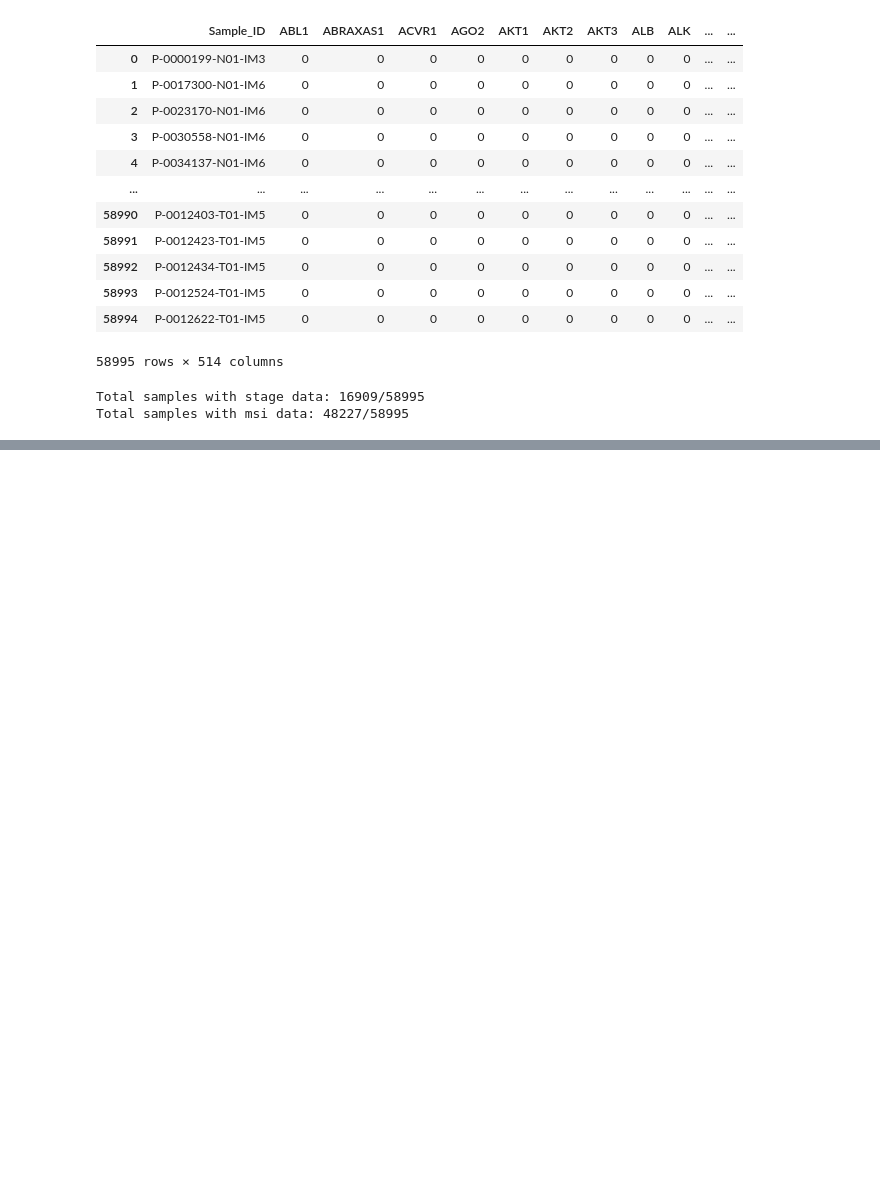
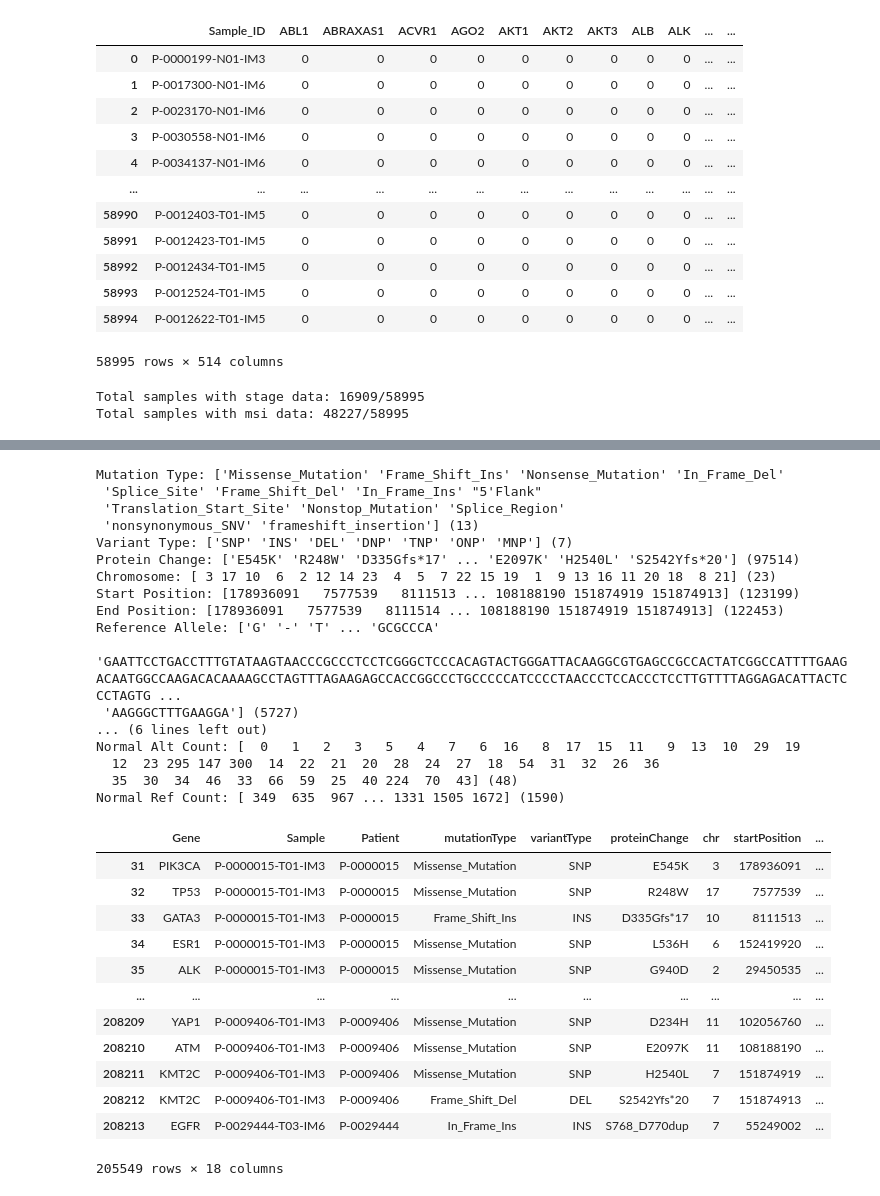
Before and after one commit to Lyce24/DLG_Final_Project, a Jupyter notebook: imputing/data_download.ipynb, the cells around one changed output, grey strips where cells are left out. Cells and saved outputs as stored; diff of their text form; code cells hidden in the pictures; blank space fills up the shorter version.

```diff
--- a/imputing/data_download.ipynb
+++ b/imputing/data_download.ipynb
@@ -290,0 +432,22 @@ mutation_matrix.to_csv('../data/mutation_matrix_with_clinical_data.csv', index=F
+# %%
+import pandas as pd
+
+df = pd.read_csv('../data/msk_2024_mutations.txt', sep='\t')
+df.head()
+
+print(len(df['Sample'].unique()), "unique samples in the mutation data")
+print(len(df['Patient'].unique()), "unique patients in the mutation data")
+
+# how many patient has more than 1 sample
+patient_sample_count = df.groupby('Patient')['Sample'].nunique()
+print("Number of patients with more than 1 sample:")
+print(patient_sample_count[patient_sample_count > 1].count())
+print("Number of patients with only 1 sample:")
+print(patient_sample_count[patient_sample_count == 1].count())
+print("Number of patients with less 1 sample:")
+print(patient_sample_count[patient_sample_count < 1].count())
+
+# exclude the patients with more than 1 sample
+df_single = df[df['Patient'].isin(patient_sample_count[patient_sample_count == 1].index)]
+print(len(df_single['Sample'].unique()), "unique samples in the mutation data after excluding patients with more than 1 sample")
+print(len(df_single['Patient'].unique()), "unique patients in the mutation data after excluding patients with more than 1 sample")
@@ -290,0 +465,49 @@ mutation_matrix.to_csv('../data/mutation_matrix_with_clinical_data.csv', index=F
+# %%
+print(f"Mutation Type: {df_single['mutationType'].unique()} ({len(df_single['mutationType'].unique())})")
+print(f"Variant Type: {df_single['variantType'].unique()} ({len(df_single['variantType'].unique())})")
+print(f"Protein Change: {df_single['proteinChange'].unique()} ({len(df_single['proteinChange'].unique())})")
+print(f"Chromosome: {df_single['chr'].unique()} ({len(df_single['chr'].unique())})")
+print(f"Start Position: {df_single['startPosition'].unique()} ({len(df_single['startPosition'].unique())})")
+print(f"End Position: {df_single['endPosition'].unique()} ({len(df_single['endPosition'].unique())})")
+print(f"Reference Allele: {df_single['referenceAllele'].unique()} ({len(df_single['referenceAllele'].unique())})")
+print(f"Variant Allele: {df_single['variantAllele'].unique()} ({len(df_single['variantAllele'].unique())})")
+print(f"Protein Position Start: {df_single['proteinPosStart'].unique()} ({len(df_single['proteinPosStart'].unique())})")
+print(f"Protein Position End: {df_single['proteinPosEnd'].unique()} ({len(df_single['proteinPosEnd'].unique())})")
+print(f"Mutation Status: {df_single['mutationStatus'].unique()} ({len(df_single['mutationStatus'].unique())})")
+print(f"Tumor Alt Count: {df_single['tumorAltCount'].unique()} ({len(df_single['tumorAltCount'].unique())})")
+print(f"Tumor Ref Count: {df_single['tumorRefCount'].unique()} ({len(df_single['tumorRefCount'].unique())})")
+print(f"Normal Alt Count: {df_single['normalAltCount'].unique()} ({len(df_single['normalAltCount'].unique())})")
+print(f"Normal Ref Count: {df_single['normalRefCount'].unique()} ({len(df_single['normalRefCount'].unique())})")
+
+df_single
+# %% [output]
+Mutation Type: ['Missense_Mutation' 'Frame_Shift_Ins' 'Nonsense_Mutation' 'In_Frame_Del'
+ 'Splice_Site' 'Frame_Shift_Del' 'In_Frame_Ins' "5'Flank"
+ 'Translation_Start_Site' 'Nonstop_Mutation' 'Splice_Region'
+ 'nonsynonymous_SNV' 'frameshift_insertion'] (13)
+Variant Type: ['SNP' 'INS' 'DEL' 'DNP' 'TNP' 'ONP' 'MNP'] (7)
+Protein Change: ['E545K' 'R248W' 'D335Gfs*17' ... 'E2097K' 'H2540L' 'S2542Yfs*20'] (97514)
+Chromosome: [ 3 17 10  6  2 12 14 23  4  5  7 22 15 19  1  9 13 16 11 20 18  8 21] (23)
+Start Position: [178936091   7577539   8111513 ... 108188190 151874919 151874913] (123199)
+End Position: [178936091   7577539   8111514 ... 108188190 151874919 151874913] (122453)
+Reference Allele: ['G' '-' 'T' ... 'GCGCCCA'
+ 'GAATTCCTGACCTTTGTATAAGTAACCCGCCCTCCTCGGGCTCCCACAGTACTGGGATTACAAGGCGTGAGCCGCCACTATCGGCCATTTTGAAGACAATGGCCAAGACACAAAAGCCTAGTTTAGAAGAGCCACCGGCCCTGCCCCCATCCCCTAACCCTCCACCCTCCTTGTTTTAGGAGACATTACTCCCTAGTG ...
+ 'AAGGGCTTTGAAGGA'] (5727)
+... (6 lines left out)
+Normal Alt Count: [  0   1   2   3   5   4   7   6  16   8  17  15  11   9  13  10  29  19
+  12  23 295 147 300  14  22  21  20  28  24  27  18  54  31  32  26  36
+  35  30  34  46  33  66  59  25  40 224  70  43] (48)
+Normal Ref Count: [ 349  635  967 ... 1331 1505 1672] (1590)
+|  | Gene | Sample | Patient | mutationType | variantType | proteinChange | chr | startPosition | ... |
+| 31 | PIK3CA | P-0000015-T01-IM3 | P-0000015 | Missense_Mutation | SNP | E545K | 3 | 178936091 | ... |
+| 32 | TP53 | P-0000015-T01-IM3 | P-0000015 | Missense_Mutation | SNP | R248W | 17 | 7577539 | ... |
+| 33 | GATA3 | P-0000015-T01-IM3 | P-0000015 | Frame_Shift_Ins | INS | D335Gfs*17 | 10 | 8111513 | ... |
+| 34 | ESR1 | P-0000015-T01-IM3 | P-0000015 | Missense_Mutation | SNP | L536H | 6 | 152419920 | ... |
+| 35 | ALK | P-0000015-T01-IM3 | P-0000015 | Missense_Mutation | SNP | G940D | 2 | 29450535 | ... |
+| ... | ... | ... | ... | ... | ... | ... | ... | ... | ... |
+| 208209 | YAP1 | P-0009406-T01-IM3 | P-0009406 | Missense_Mutation | SNP | D234H | 11 | 102056760 | ... |
+| 208210 | ATM | P-0009406-T01-IM3 | P-0009406 | Missense_Mutation | SNP | E2097K | 11 | 108188190 | ... |
+| 208211 | KMT2C | P-0009406-T01-IM3 | P-0009406 | Missense_Mutation | SNP | H2540L | 7 | 151874919 | ... |
+| 208212 | KMT2C | P-0009406-T01-IM3 | P-0009406 | Frame_Shift_Del | DEL | S2542Yfs*20 | 7 | 151874913 | ... |
+| 208213 | EGFR | P-0029444-T03-IM6 | P-0029444 | In_Frame_Ins | INS | S768_D770dup | 7 | 55249002 | ... |
+205549 rows × 18 columns
```
Also changed, not shown: parts of 12 cells of this notebook, 8 other files.
